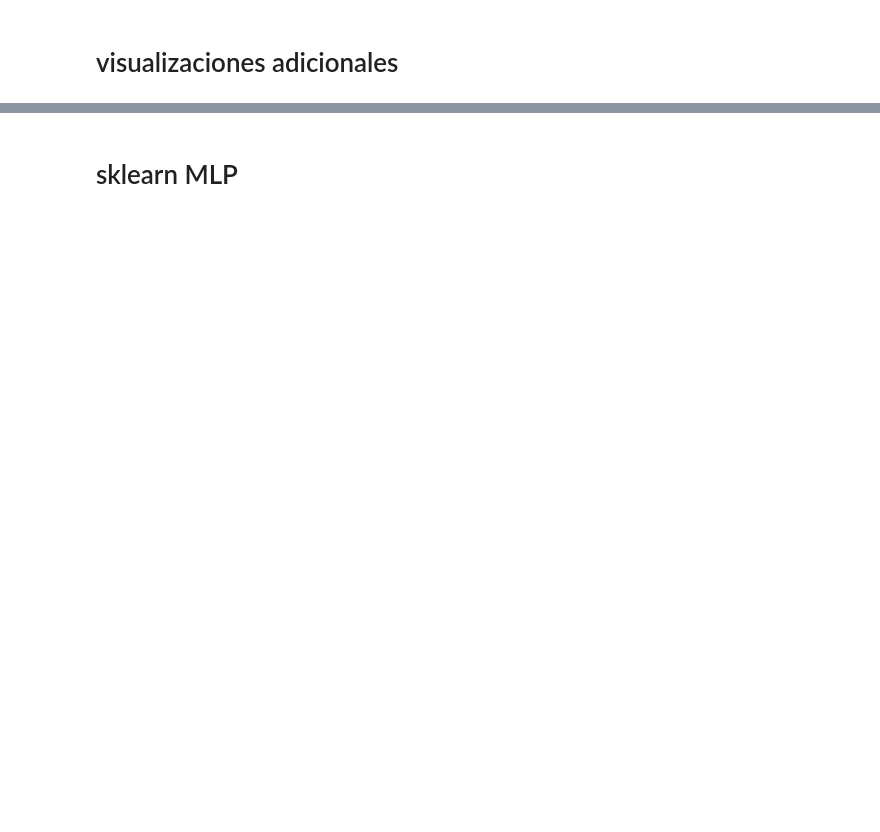
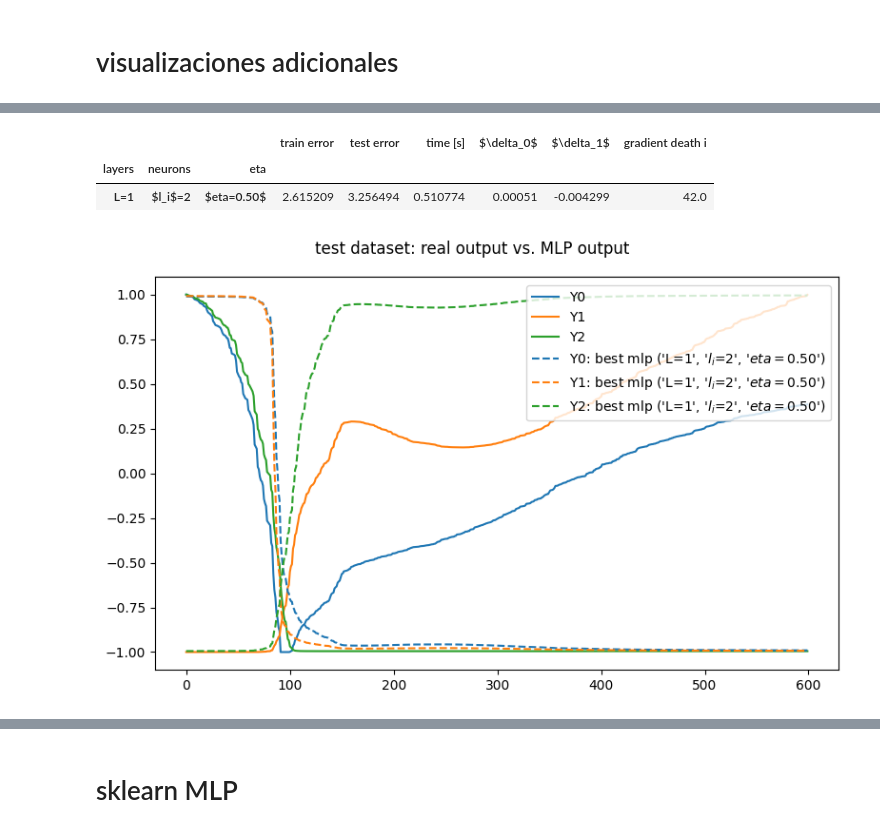
Before and after one commit to asgutierrt/Introduction_to_IA, a Jupyter notebook: neural_networks/autoencoder_mlp.ipynb, the cells around one changed output, grey strips where cells are left out. Saved outputs shown, nothing was run; the diff lists cells and outputs as text; code cells hidden in the pictures; blank space fills up the shorter version.

```diff
--- a/neural_networks/autoencoder_mlp.ipynb
+++ b/neural_networks/autoencoder_mlp.ipynb
@@ -411 +400,23 @@ display(error.loc[model_names].sort_index())
+# %%
+## selection criteria
+# only best
+criteria=["test error"]
+figs=['best mlp']
+
+comp_error=pd.concat([error.xs(("$l_i$=1"), level=1), error.xs(("$l_i$=2"), level=1)])
+model_names=[error[error[criteria]==comp_error[criteria].min()].dropna(how='all').index[0]]
+
+# plot all
+#model_names=error.index.to_list(); figs=['']*len(model_names)
+
+## plot outputs
+graficar_Y(Y_d_test,predictions,figs,model_names,
+        "test dataset: real output vs. MLP output",fig_path+'/test_outputs.png')
+## errors
+display(error.loc[model_names].sort_index())
+# %% [output]
+|  |  |  | train error | test error | time [s] | $\delta_0$ | $\delta_1$ | gradient death i |
+| layers | neurons | eta |  |  |  |  |  |  |
+| L=1 | $l_i$=2 | $eta=0.50$ | 2.615209 | 3.256494 | 0.510774 | 0.00051 | -0.004299 | 42.0 |
+[figure, added]
 # %%
```
Also changed, not shown: parts of 15 cells of this notebook.
